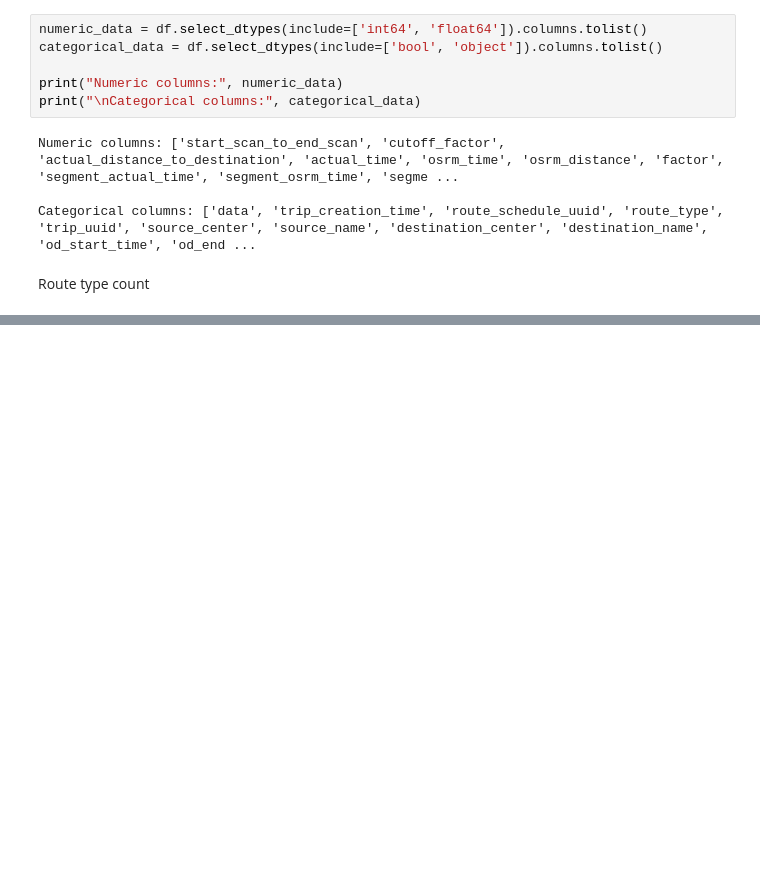
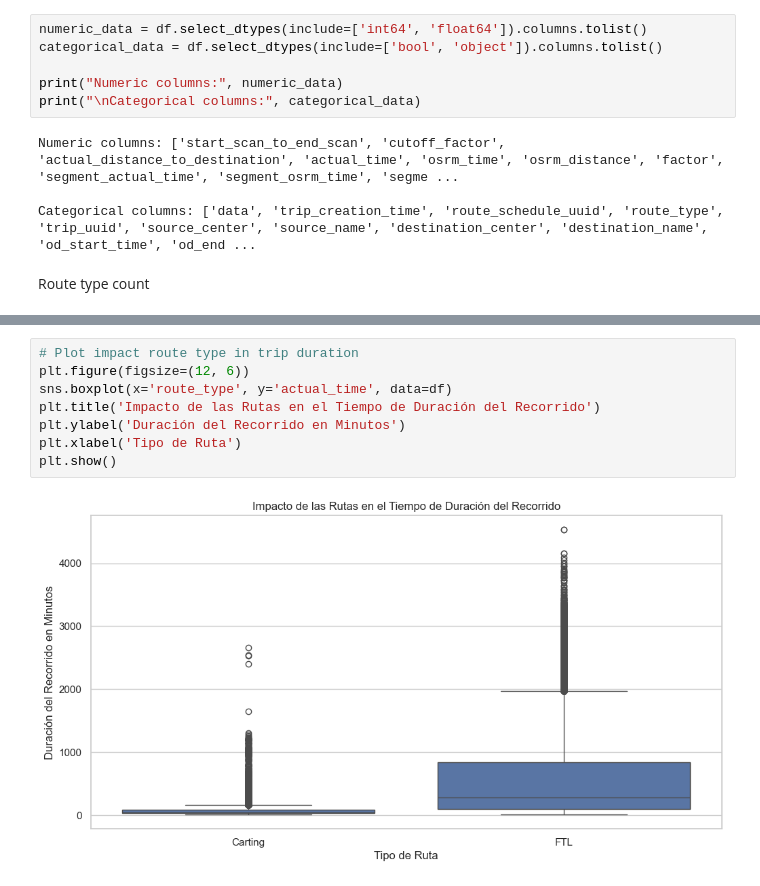
Before and after one commit to luroel/Deep-Dive-Delhivery, a Jupyter notebook: main.ipynb, the cells around one changed output, grey strips where cells are left out. Saved outputs shown, nothing was run; the diff lists cells and outputs as text; blank space fills up the shorter version.

```diff
--- a/main.ipynb
+++ b/main.ipynb
@@ -156,0 +170,10 @@ Text(0, 0.5, 'Frecuencia')
+# %%
+# Plot impact route type in trip duration
+plt.figure(figsize=(12, 6))
+sns.boxplot(x='route_type', y='actual_time', data=df)
+plt.title('Impacto de las Rutas en el Tiempo de Duración del Recorrido')
+plt.ylabel('Duración del Recorrido en Minutos')
+plt.xlabel('Tipo de Ruta')
+plt.show()
+# %% [output]
+[figure, added]
```
Also changed, not shown: parts of 4 cells of this notebook.
